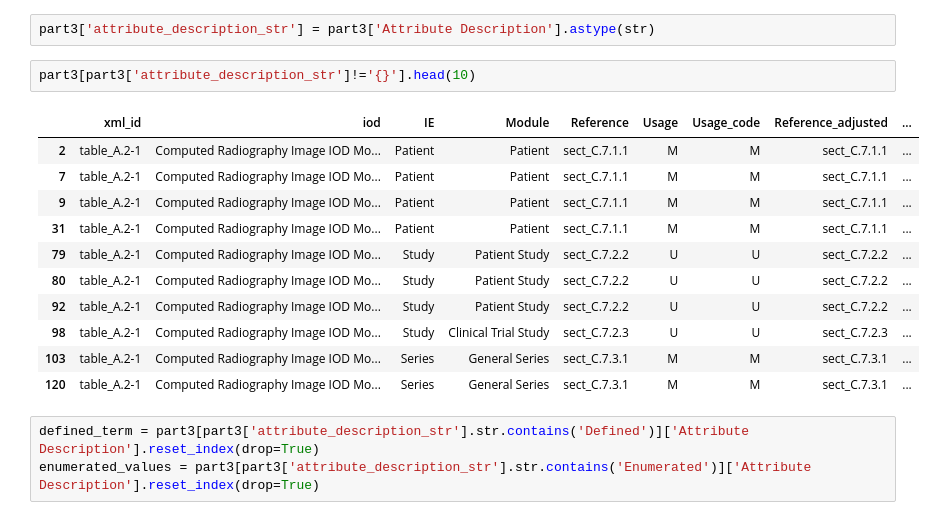
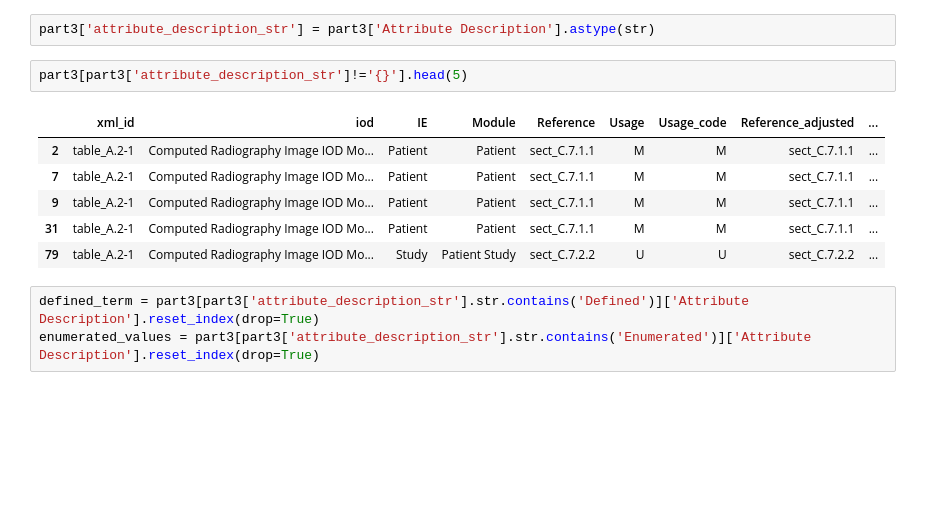
Before and after one commit to paulnagy/DICOM2OMOP, a Jupyter notebook: harvest_standards/DICOM_P3_values.ipynb, the cells around one changed output. Cells and saved outputs as stored; diff of their text form; blank space fills up the shorter version.

```diff
--- a/harvest_standards/DICOM_P3_values.ipynb
+++ b/harvest_standards/DICOM_P3_values.ipynb
@@ -7,19 +11,14 @@ part3 = pd.read_pickle('./files/DICOM Standard/part3_mapping.pkl')
 # %%
 part3['attribute_description_str'] = part3['Attribute Description'].astype(str)
 # %%
-part3[part3['attribute_description_str']!='{}'].head(10)
+part3[part3['attribute_description_str']!='{}'].head(5)
 # %% [output]
 |  | xml_id | iod | IE | Module | Reference | Usage | Usage_code | Reference_adjusted | ... |
 | 2 | table_A.2-1 | Computed Radiography Image IOD Mo... | Patient | Patient | sect_C.7.1.1 | M | M | sect_C.7.1.1 | ... |
 | 7 | table_A.2-1 | Computed Radiography Image IOD Mo... | Patient | Patient | sect_C.7.1.1 | M | M | sect_C.7.1.1 | ... |
 | 9 | table_A.2-1 | Computed Radiography Image IOD Mo... | Patient | Patient | sect_C.7.1.1 | M | M | sect_C.7.1.1 | ... |
 | 31 | table_A.2-1 | Computed Radiography Image IOD Mo... | Patient | Patient | sect_C.7.1.1 | M | M | sect_C.7.1.1 | ... |
 | 79 | table_A.2-1 | Computed Radiography Image IOD Mo... | Study | Patient Study | sect_C.7.2.2 | U | U | sect_C.7.2.2 | ... |
-| 80 | table_A.2-1 | Computed Radiography Image IOD Mo... | Study | Patient Study | sect_C.7.2.2 | U | U | sect_C.7.2.2 | ... |
-| 92 | table_A.2-1 | Computed Radiography Image IOD Mo... | Study | Patient Study | sect_C.7.2.2 | U | U | sect_C.7.2.2 | ... |
-| 98 | table_A.2-1 | Computed Radiography Image IOD Mo... | Study | Clinical Trial Study | sect_C.7.2.3 | U | U | sect_C.7.2.3 | ... |
-| 103 | table_A.2-1 | Computed Radiography Image IOD Mo... | Series | General Series | sect_C.7.3.1 | M | M | sect_C.7.3.1 | ... |
-| 120 | table_A.2-1 | Computed Radiography Image IOD Mo... | Series | General Series | sect_C.7.3.1 | M | M | sect_C.7.3.1 | ... |
 # %%
 defined_term = part3[part3['attribute_description_str'].str.contains('Defined')]['Attribute Description'].reset_index(drop=True)
 enumerated_values = part3[part3['attribute_description_str'].str.contains('Enumerated')]['Attribute Description'].reset_index(drop=True)
```
Also changed, not shown: parts of 1 cell of this notebook, 8 other files.
